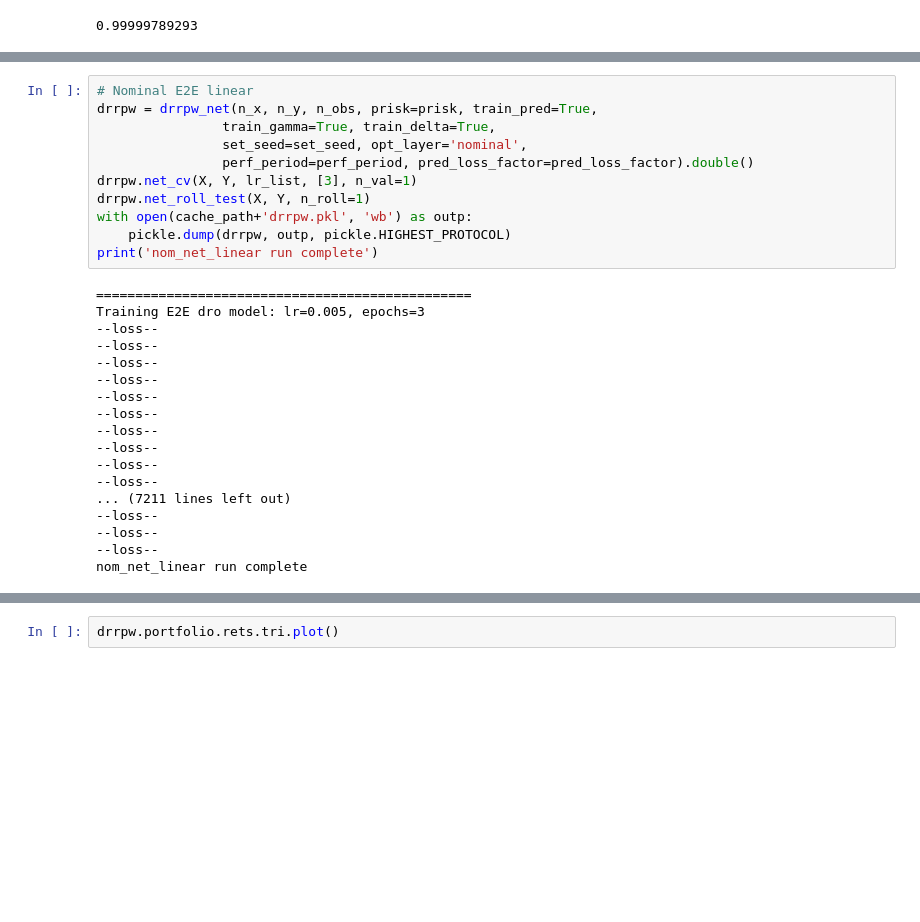
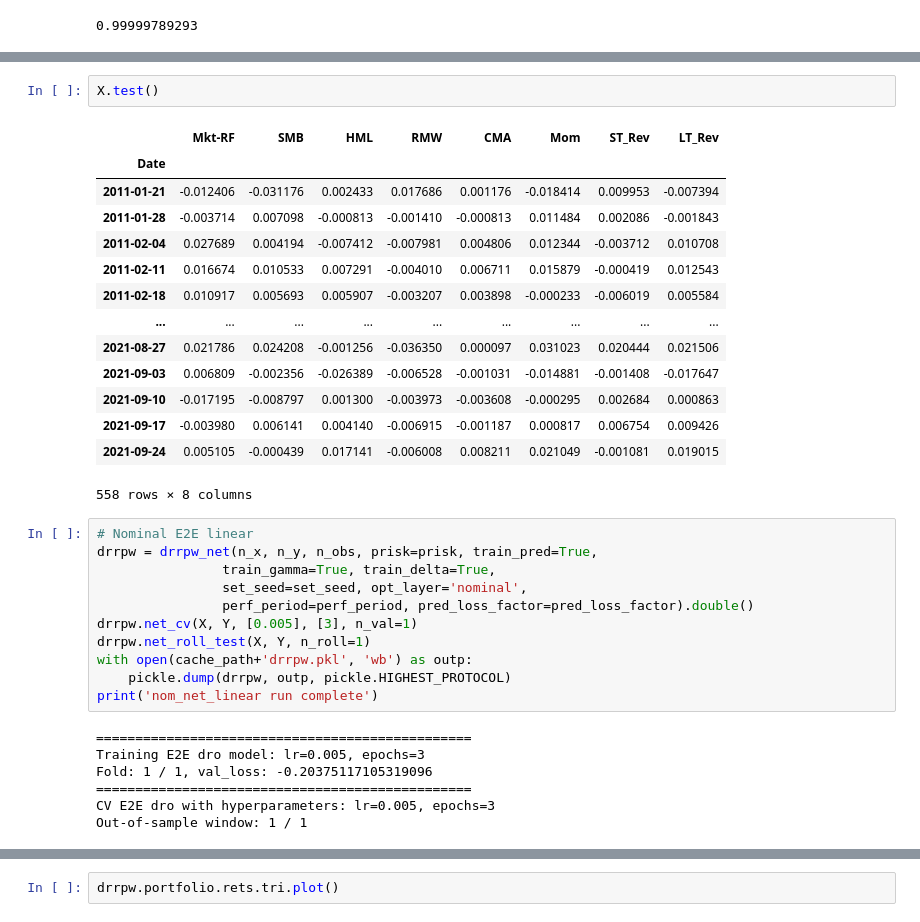
Before and after one commit to rafayk7/meta-portfolio-optimization, a Jupyter notebook: ActualWork/e2e/Tester.ipynb, the cells around one changed output, grey strips where cells are left out. Cells and saved outputs as stored; diff of their text form; blank space fills up the shorter version.

```diff
--- a/ActualWork/e2e/Tester.ipynb
+++ b/ActualWork/e2e/Tester.ipynb
@@ -1729,10 +1734,27 @@ def drrpw_nominal(n_y, n_obs, Q):
+# %%
+X.test()
+# %% [output]
+|  | Mkt-RF | SMB | HML | RMW | CMA | Mom | ST_Rev | LT_Rev |
+| Date |  |  |  |  |  |  |  |  |
+| 2011-01-21 | -0.012406 | -0.031176 | 0.002433 | 0.017686 | 0.001176 | -0.018414 | 0.009953 | -0.007394 |
+| 2011-01-28 | -0.003714 | 0.007098 | -0.000813 | -0.001410 | -0.000813 | 0.011484 | 0.002086 | -0.001843 |
+| 2011-02-04 | 0.027689 | 0.004194 | -0.007412 | -0.007981 | 0.004806 | 0.012344 | -0.003712 | 0.010708 |
+| 2011-02-11 | 0.016674 | 0.010533 | 0.007291 | -0.004010 | 0.006711 | 0.015879 | -0.000419 | 0.012543 |
+| 2011-02-18 | 0.010917 | 0.005693 | 0.005907 | -0.003207 | 0.003898 | -0.000233 | -0.006019 | 0.005584 |
+| ... | ... | ... | ... | ... | ... | ... | ... | ... |
+| 2021-08-27 | 0.021786 | 0.024208 | -0.001256 | -0.036350 | 0.000097 | 0.031023 | 0.020444 | 0.021506 |
+| 2021-09-03 | 0.006809 | -0.002356 | -0.026389 | -0.006528 | -0.001031 | -0.014881 | -0.001408 | -0.017647 |
+| 2021-09-10 | -0.017195 | -0.008797 | 0.001300 | -0.003973 | -0.003608 | -0.000295 | 0.002684 | 0.000863 |
+| 2021-09-17 | -0.003980 | 0.006141 | 0.004140 | -0.006915 | -0.001187 | 0.000817 | 0.006754 | 0.009426 |
+| 2021-09-24 | 0.005105 | -0.000439 | 0.017141 | -0.006008 | 0.008211 | 0.021049 | -0.001081 | 0.019015 |
+558 rows × 8 columns
 # %%
 # Nominal E2E linear
 drrpw = drrpw_net(n_x, n_y, n_obs, prisk=prisk, train_pred=True,
                 train_gamma=True, train_delta=True,
                 set_seed=set_seed, opt_layer='nominal',
                 perf_period=perf_period, pred_loss_factor=pred_loss_factor).double()
-drrpw.net_cv(X, Y, lr_list, [3], n_val=1)
+drrpw.net_cv(X, Y, [0.005], [3], n_val=1)
 drrpw.net_roll_test(X, Y, n_roll=1)
 with open(cache_path+'drrpw.pkl', 'wb') as outp:
     pickle.dump(drrpw, outp, pickle.HIGHEST_PROTOCOL)
@@ -1740,21 +1762,10 @@ print('nom_net_linear run complete')
 # %% [output]
 ================================================
 Training E2E dro model: lr=0.005, epochs=3
---loss--
---loss--
---loss--
---loss--
---loss--
---loss--
---loss--
---loss--
---loss--
---loss--
-... (7211 lines left out)
---loss--
---loss--
---loss--
-nom_net_linear run complete
+Fold: 1 / 1, val_loss: -0.20375117105319096
+================================================
+CV E2E dro with hyperparameters: lr=0.005, epochs=3
+Out-of-sample window: 1 / 1
 # %%
 #---------------------------------------------------------------------------------------------------
 def wealth_plot(portfolio_list, names, colors, nplots=1, path=None):
```
Also changed, not shown: parts of 12 cells of this notebook, 8 other files.
